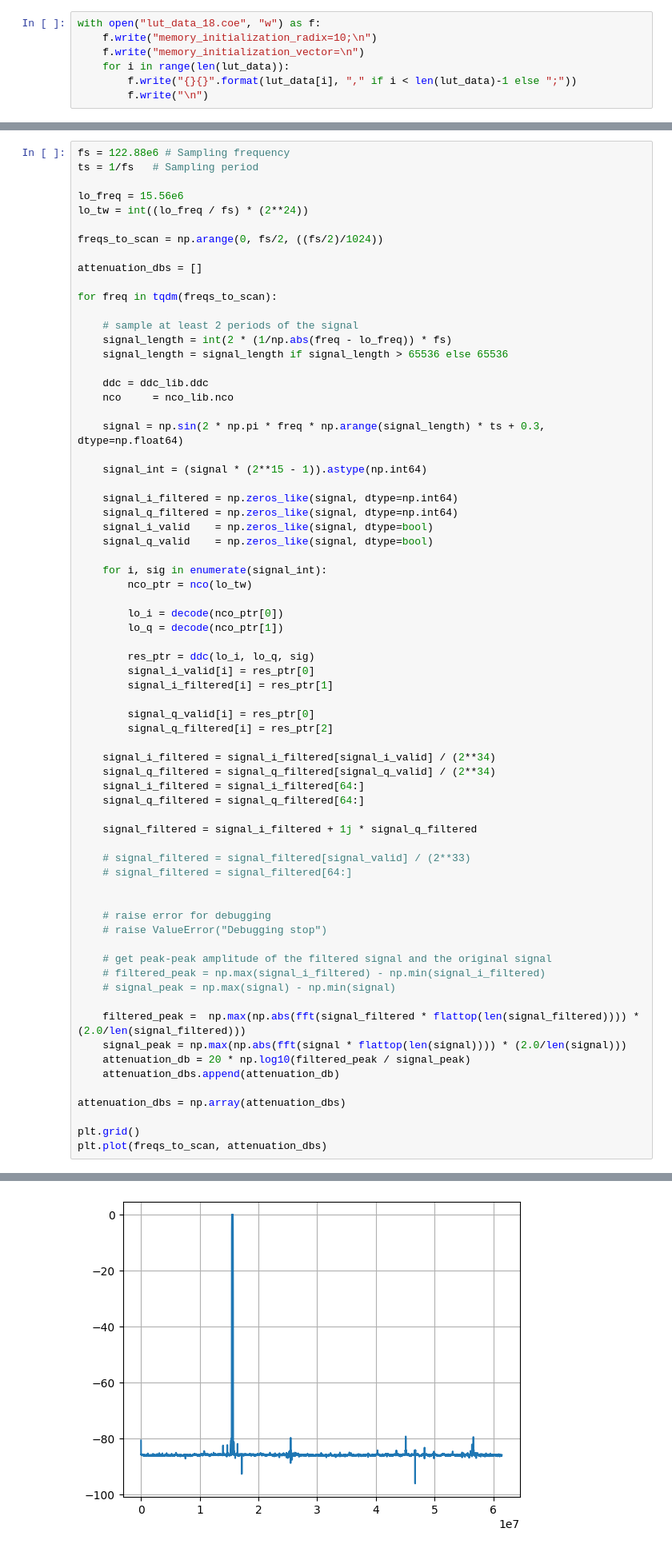
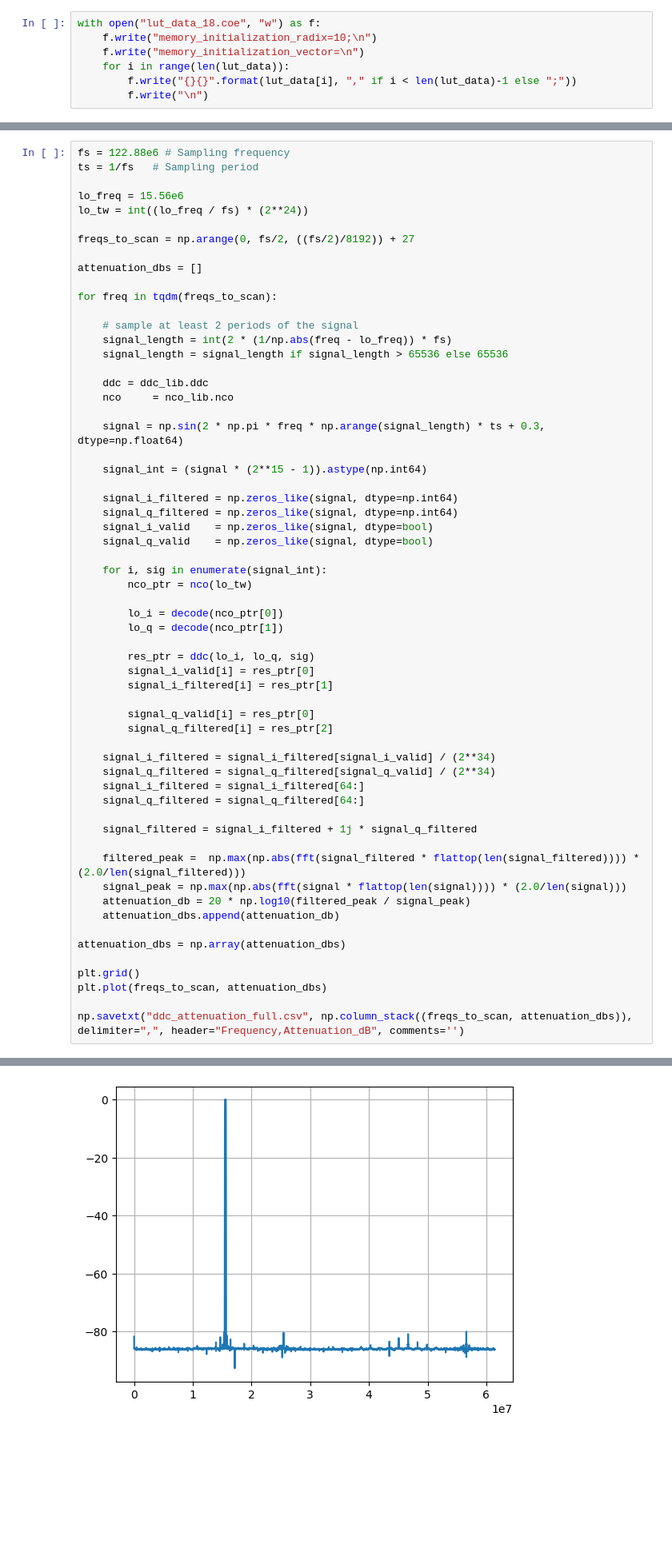
Before and after one commit to ruich95/SynQ, a Jupyter notebook: src/python/ddc.ipynb, the cells around one changed output, grey strips where cells are left out. Shown at 80% size. Cells and saved outputs as stored; diff of their text form; blank space fills up the shorter version.

```diff
--- a/src/python/ddc.ipynb
+++ b/src/python/ddc.ipynb
@@ -214,7 +214,7 @@ ts = 1/fs   # Sampling period
 lo_freq = 15.56e6
 lo_tw = int((lo_freq / fs) * (2**24))
 
-freqs_to_scan = np.arange(0, fs/2, ((fs/2)/1024))
+freqs_to_scan = np.arange(0, fs/2, ((fs/2)/8192)) + 27
 
 attenuation_dbs = []
 
@@ -256,17 +256,6 @@ for freq in tqdm(freqs_to_scan):
 
     signal_filtered = signal_i_filtered + 1j * signal_q_filtered
 
-    # signal_filtered = signal_filtered[signal_valid] / (2**33)
-    # signal_filtered = signal_filtered[64:]
-
-
-    # raise error for debugging
-    # raise ValueError("Debugging stop")
-
-    # get peak-peak amplitude of the filtered signal and the original signal
-    # filtered_peak = np.max(signal_i_filtered) - np.min(signal_i_filtered)
-    # signal_peak = np.max(signal) - np.min(signal)
-
     filtered_peak =  np.max(np.abs(fft(signal_filtered * flattop(len(signal_filtered)))) * (2.0/len(signal_filtered)))
     signal_peak = np.max(np.abs(fft(signal * flattop(len(signal)))) * (2.0/len(signal)))
     attenuation_db = 20 * np.log10(filtered_peak / signal_peak)
@@ -276,4 +265,6 @@ attenuation_dbs = np.array(attenuation_dbs)
 
 plt.grid()
 plt.plot(freqs_to_scan, attenuation_dbs)
+
+np.savetxt("ddc_attenuation_full.csv", np.column_stack((freqs_to_scan, attenuation_dbs)), delimiter=",", header="Frequency,Attenuation_dB", comments='')
 # %% [output]
@@ -281,4 +271,4 @@ plt.plot(freqs_to_scan, attenuation_dbs)
-[figure, old version]
+[figure, new version]
 # %%
 freq_l = (lo_freq) - 5e5
 freq_h = (lo_freq) + 5e5
```
Also changed, not shown: parts of 3 cells of this notebook, 9 other files.
